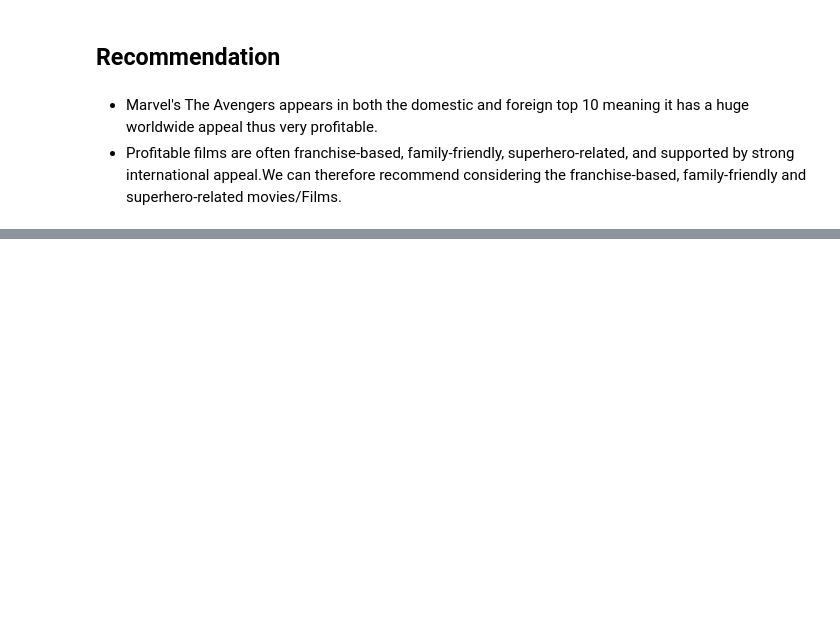
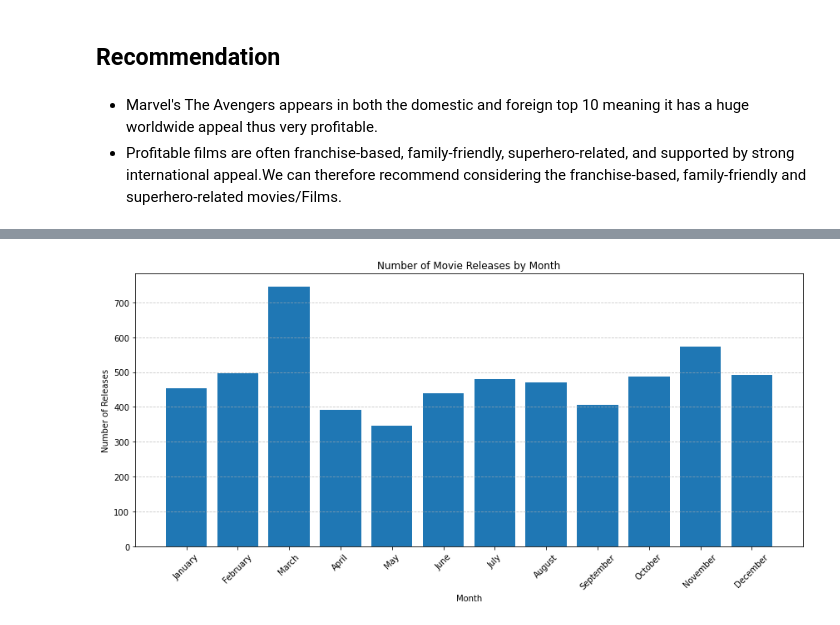
Before and after one commit to Godfrey-249/Phase-2-Project, a Jupyter notebook: Index.ipynb, the cells around one changed output, grey strips where cells are left out. Cells and saved outputs as stored; diff of their text form; code cells hidden in the pictures; blank space fills up the shorter version.

Commit message:
Adding visualisations to the notebook

```diff
--- a/Index.ipynb
+++ b/Index.ipynb
@@ -631,0 +602,8 @@ plt.show()
+# %%
+# Convert 'release_date' column to datetime
+df_Tn['release_date'] = pd.to_datetime(df_Tn['release_date'])
+
+# Extract month name from release_date
+df_Tn['month'] = df_Tn['release_date'].dt.month_name()
+
+df_Tn.head()
@@ -631,0 +617,22 @@ plt.show()
+# %%
+# Count movie releases per month
+monthly_release_counts = df_Tn["month"].value_counts().sort_index()
+
+# Month labels for plotting
+months = [
+    "January", "February", "March", "April", "May", "June",
+    "July", "August", "September", "October", "November", "December"
+]
+
+# Plotting the bar chart
+plt.figure(figsize=(12, 6))
+plt.bar(months, monthly_release_counts)
+plt.title("Number of Movie Releases by Month")
+plt.xlabel("Month")
+plt.ylabel("Number of Releases")
+plt.xticks(rotation=45)
+plt.grid(axis='y', linestyle='--', alpha=0.7)
+plt.tight_layout()
+plt.show()
+# %% [output]
+[figure, added]
```
Also changed, not shown: parts of 22 cells of this notebook.
